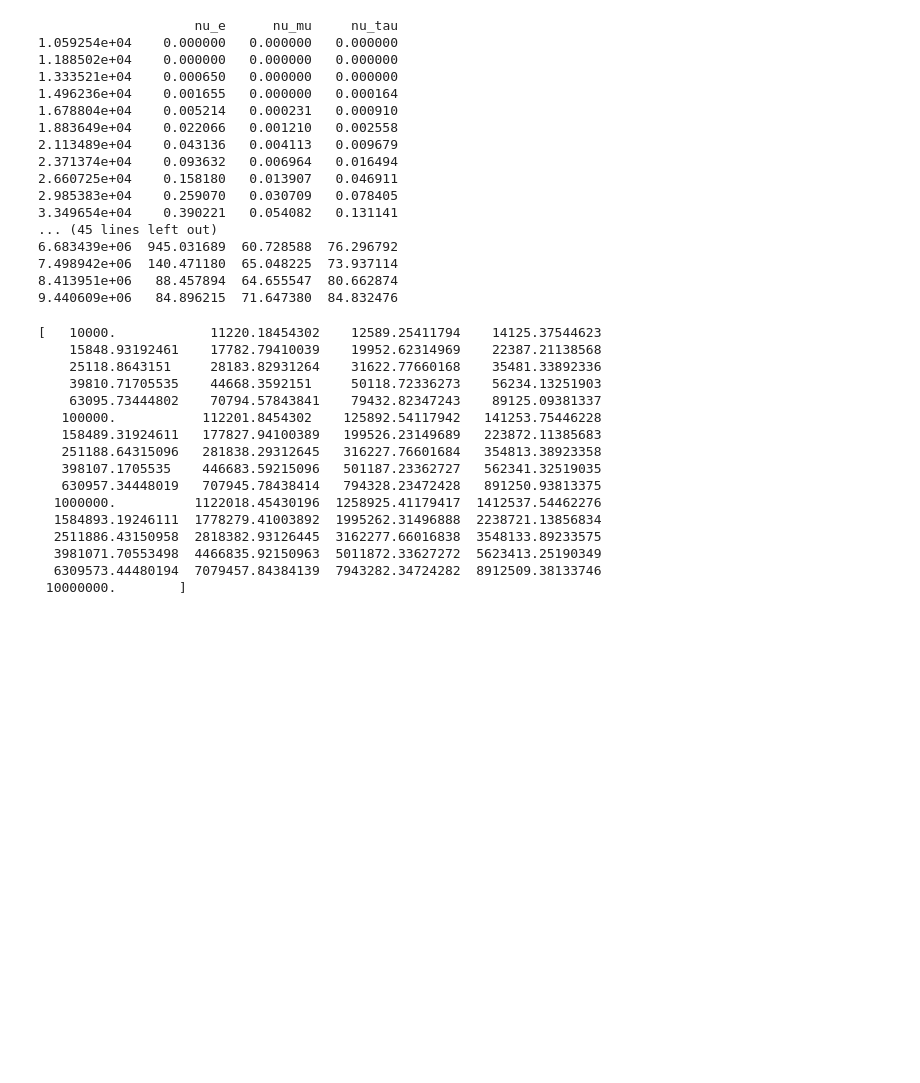
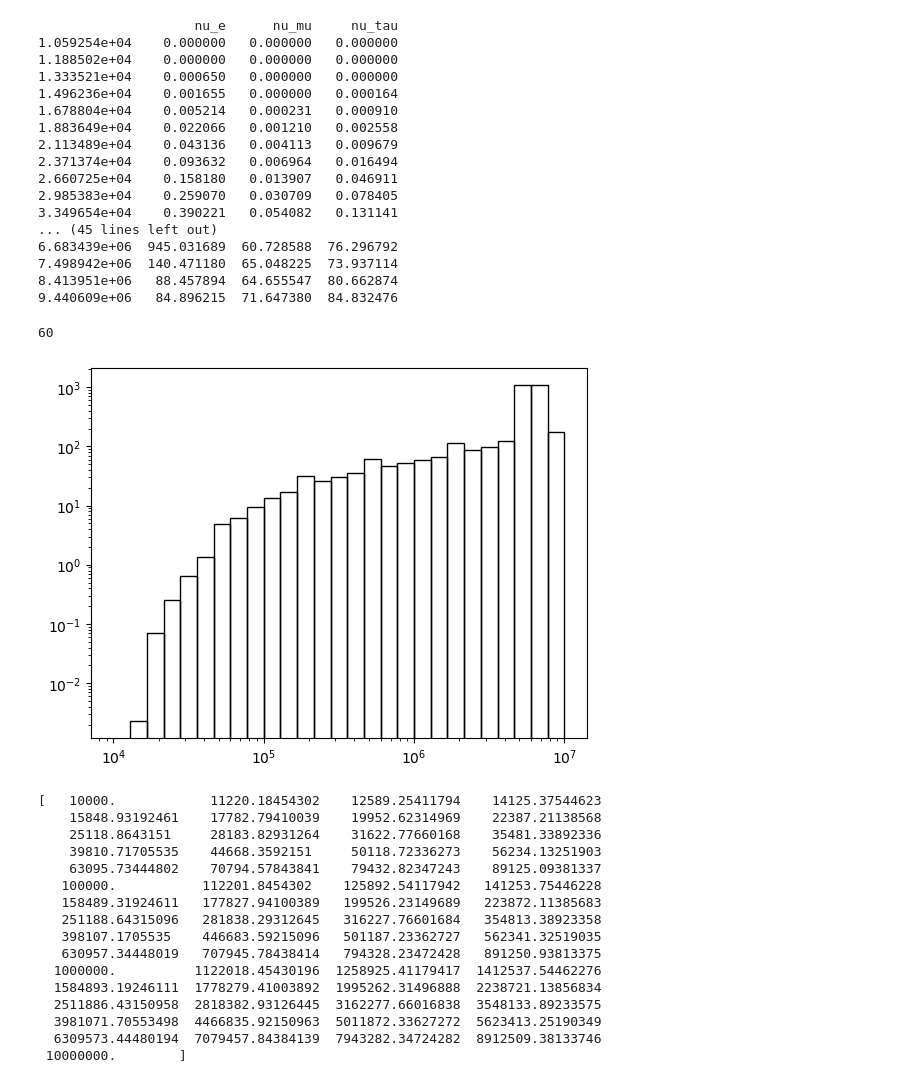
Before and after one commit to Astridsc/HESE-7-year-data-release, a Jupyter notebook: HESE-7-year-data-release/notebooks/fig6.ipynb, the cells around one changed output. Saved outputs shown, nothing was run; the diff lists cells and outputs as text; code cells hidden in the pictures; blank space fills up the shorter version.

```diff
--- a/HESE-7-year-data-release/notebooks/fig6.ipynb
+++ b/HESE-7-year-data-release/notebooks/fig6.ipynb
@@ -99,6 +128,14 @@ print(eff_df)
 7.498942e+06  140.471180  65.048225  73.937114
 8.413951e+06   88.457894  64.655547  80.662874
 9.440609e+06   84.896215  71.647380  84.832476
+# %%
+print(len(eff_df.index.values))
+plt.hist(eff_df.index.values, bins=energy_bins_plotting, weights=eff_df['nu_e'].values, log=True, fill=False)
+plt.xscale('log')
+plt.show()
+# %% [output]
+60
+[figure, added]
 # %%
 print(energy_edges_combined_)
 assert energy_combined.all() == energy_bins.all()
```
Also changed, not shown: parts of 15 cells of this notebook, 9 other files.
